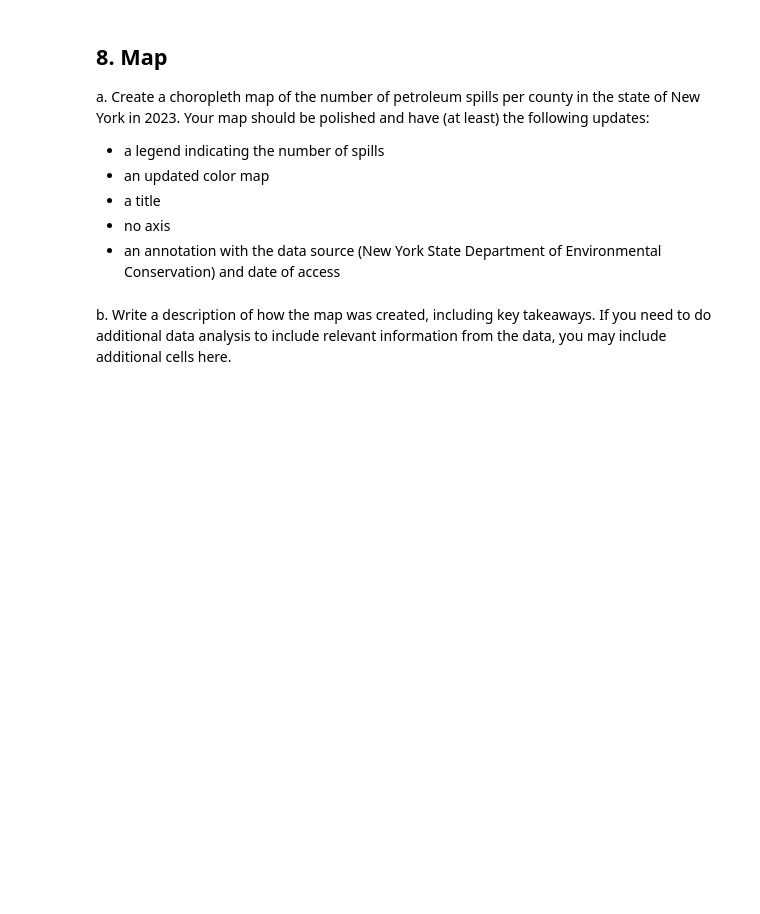
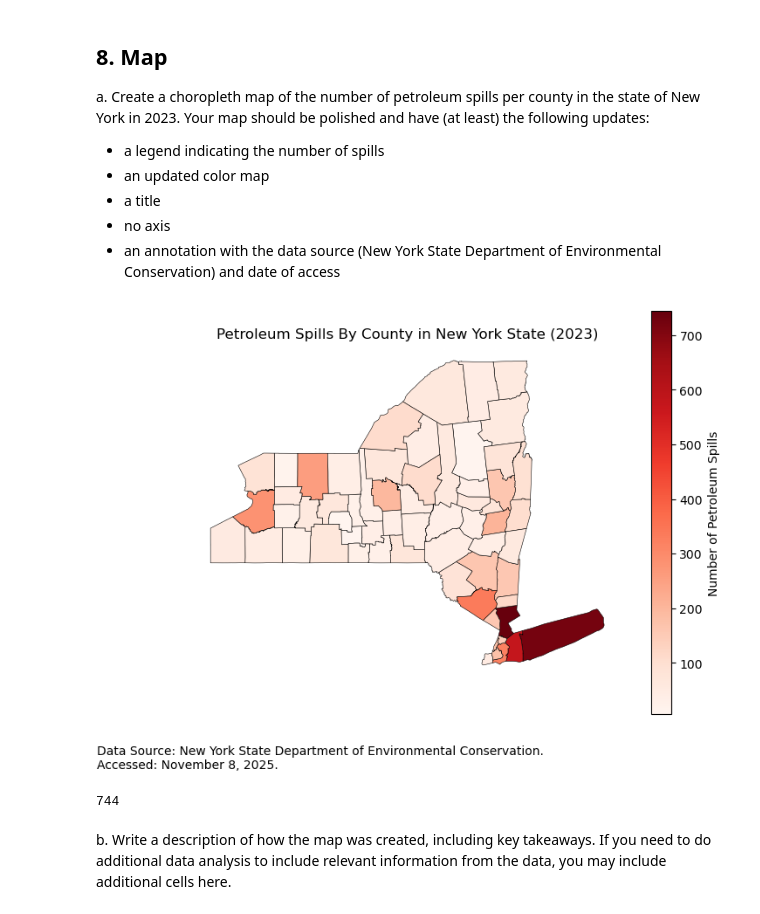
Before and after one commit to vedikaS-byte/eds220-hwk3, a Jupyter notebook: hwk3-task1-spills.ipynb, the cells around one changed output. Drawn from its saved outputs; the diff is of its cells as text; code cells hidden in the pictures; blank space fills up the shorter version.

Commit message:
Finished creating map of spills per New York County and brief description of process.

```diff
--- a/hwk3-task1-spills.ipynb
+++ b/hwk3-task1-spills.ipynb
@@ -572,6 +555,38 @@ Your map should be polished and have (at least) the following updates:
 - a title
 - no axis
 - an annotation with the data source (New York State Department of Environmental Conservation) and date of access
+# %%
+# Define figure and axis for subplots
+fig, ax = plt.subplots(figsize = (8,6)) # Adjust dimensions
+
+# Assign plot attributes to axis
+ax = ny_counties.plot(
+    column = "n_spills", # Use values from n_spills
+    cmap = "Reds", # Use inverted color palette
+    edgecolor = "black", # Establish border colors for counties
+    linewidth = .4, # Set width enough for definition
+    legend = True, # Enable legend
+    legend_kwds = {"label": "Number of Petroleum Spills"}, # Pass dictionary for legend title
+    ax = ax # Prevent reassigning axis to avoid double production of empty figure
+)
+
+# Call "ax" and set a title
+ax.set_title("Petroleum Spills By County in New York State (2023)")
+
+# Turn off axis
+ax.set_axis_off()
+
+# Include caption with data source and date of access
+ax.annotate(
+    "Data Source: New York State Department of Environmental Conservation. \nAccessed: November 8, 2025.",
+    xy = (1,6), # Coordinate position in bottom left corner
+    xycoords = "figure points") # Set points from lower left
+
+# Show plot
+plt.show()
+# %% [output]
+[figure, added]
+744
 # %% [markdown]
 b. Write a description of how the map was created, including key takeaways. If you need to do additional data analysis to include relevant information from the data, you may include additional cells here.
 # %% [markdown]
```
Also changed, not shown: parts of 4 cells of this notebook.
